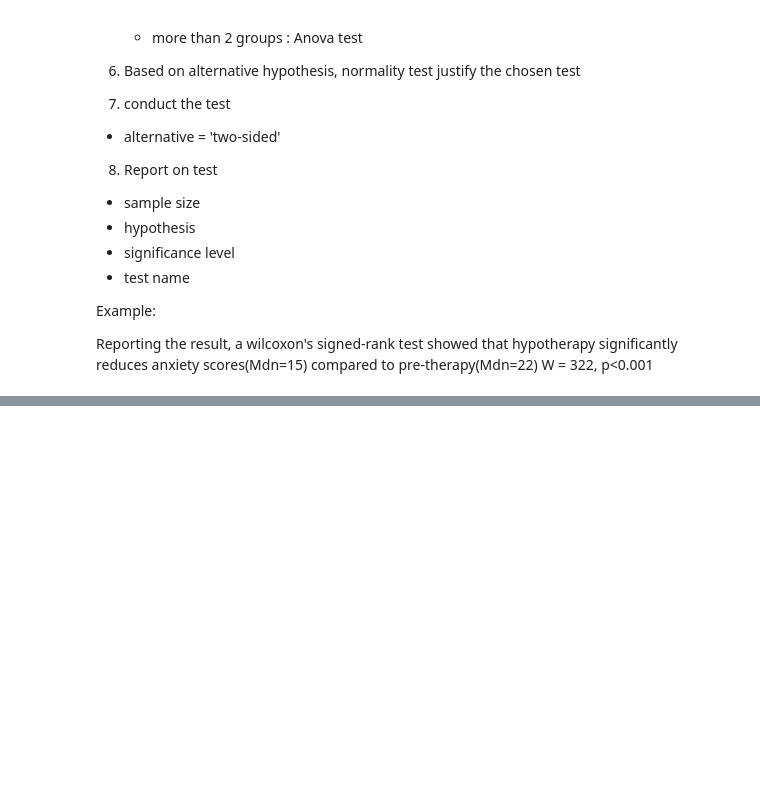
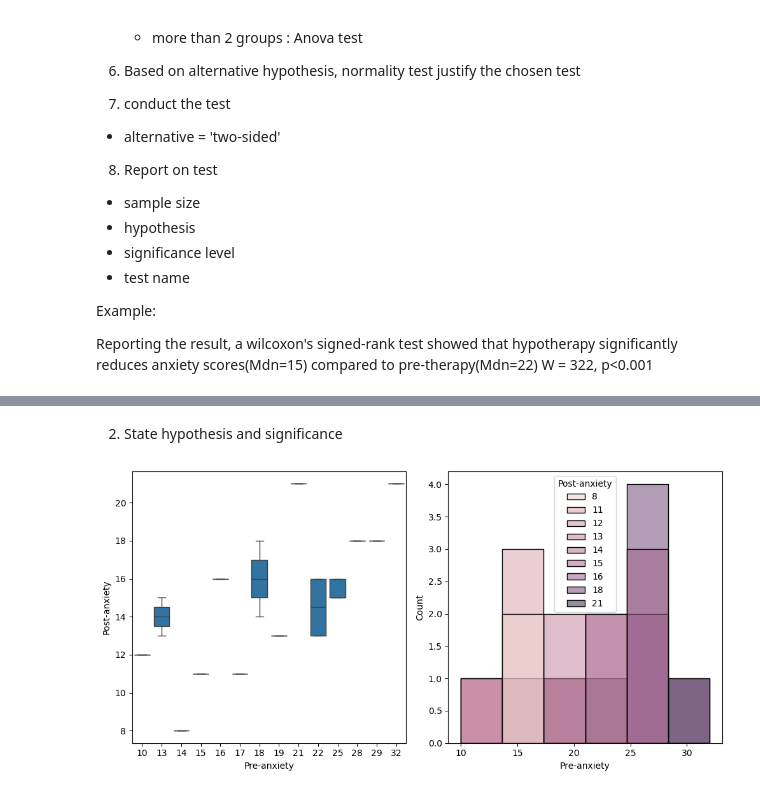
Before and after one commit to pallaviaithalnarayan/Learnings, a Jupyter notebook: hcir.ipynb, the cells around one changed output, grey strips where cells are left out. Drawn from its saved outputs; the diff is of its cells as text; code cells hidden in the pictures; blank space fills up the shorter version.

Commit message:
statistical tests

```diff
--- a/hcir.ipynb
+++ b/hcir.ipynb
@@ -70,0 +78,13 @@ Reporting the result, a wilcoxon's signed-rank test showed that hypotherapy sign
+# %%
+# 1. Load data
+file_path = r'C:\Users\palla\Downloads\hcir-lecturtes\lecture-11-statistical_test_slides_exercises_Jan2025_final\statistical_test_slides_exercises_Jan2025_final\Data-for-handbook-upload\Wilcoxons rank.csv'
+
+df = pd.read_csv(file_path)
+
+print(df.describe())
+
+
+# if data is true or false (discrete) then conduct the binomial
+# if it has one class then conduct one-sample test
+
+# Since data is continuous, 2 class related group conduct : paired-t-test or wicoxcon test
@@ -70,0 +101,16 @@ Reporting the result, a wilcoxon's signed-rank test showed that hypotherapy sign
+# %% [markdown]
+2. State hypothesis and significance
+# %%
+# 3. Plot - bar plot for discrete, KDE/histplot for continuous data
+plt.figure(figsize=(15,5))
+
+plt.subplot(1,3,1)
+sns.boxplot(x='Pre-anxiety', y='Post-anxiety', data=df)
+plt.subplot(1,3,2)
+sns.histplot(data=df, x='Pre-anxiety', hue='Post-anxiety', alpha=0.5)
+# plt.subplot(1,3,3)
+# sns.barplot(data=df, x='Pre-anxiety', y='Post-anxiety')
+plt.tight_layout()
+plt.show()
+# %% [output]
+[figure, added]
```
Also changed, not shown: parts of 37 cells of this notebook.
